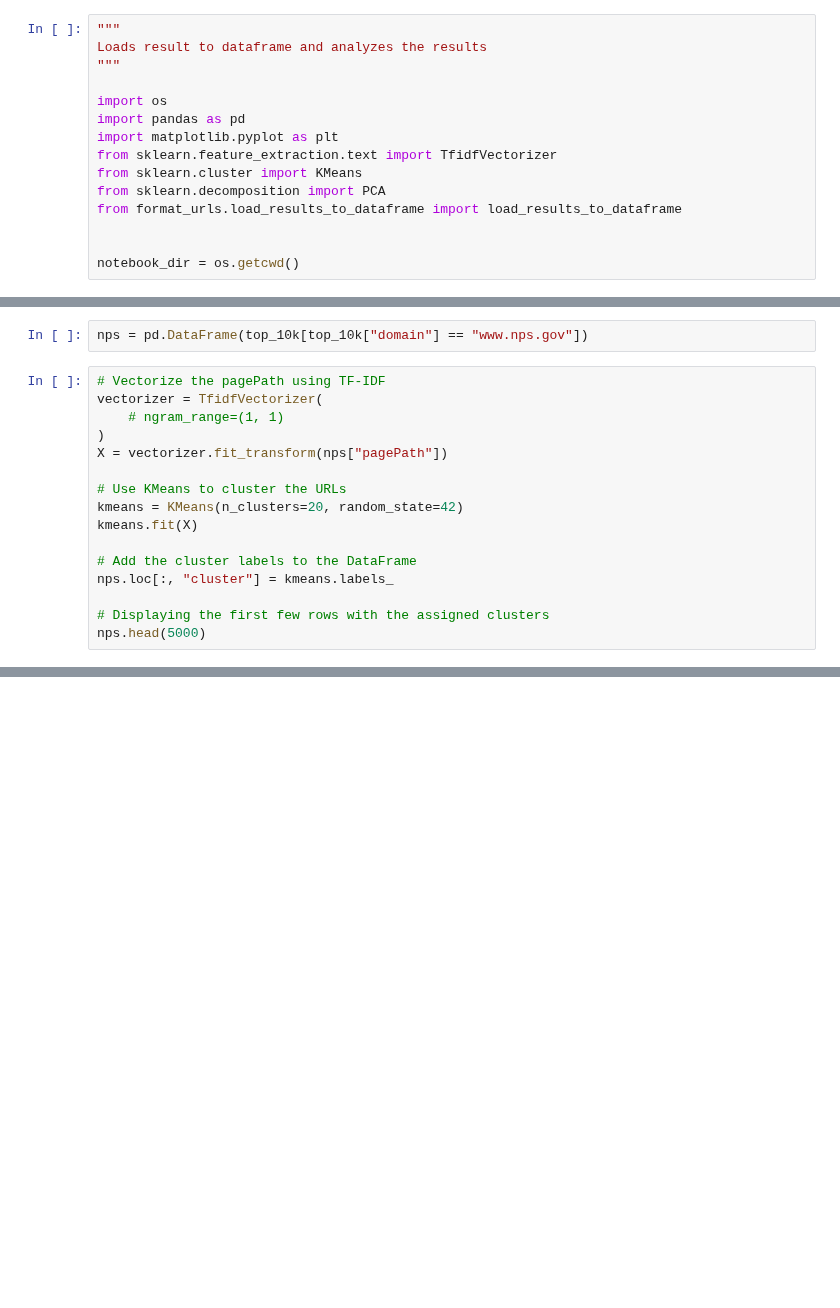
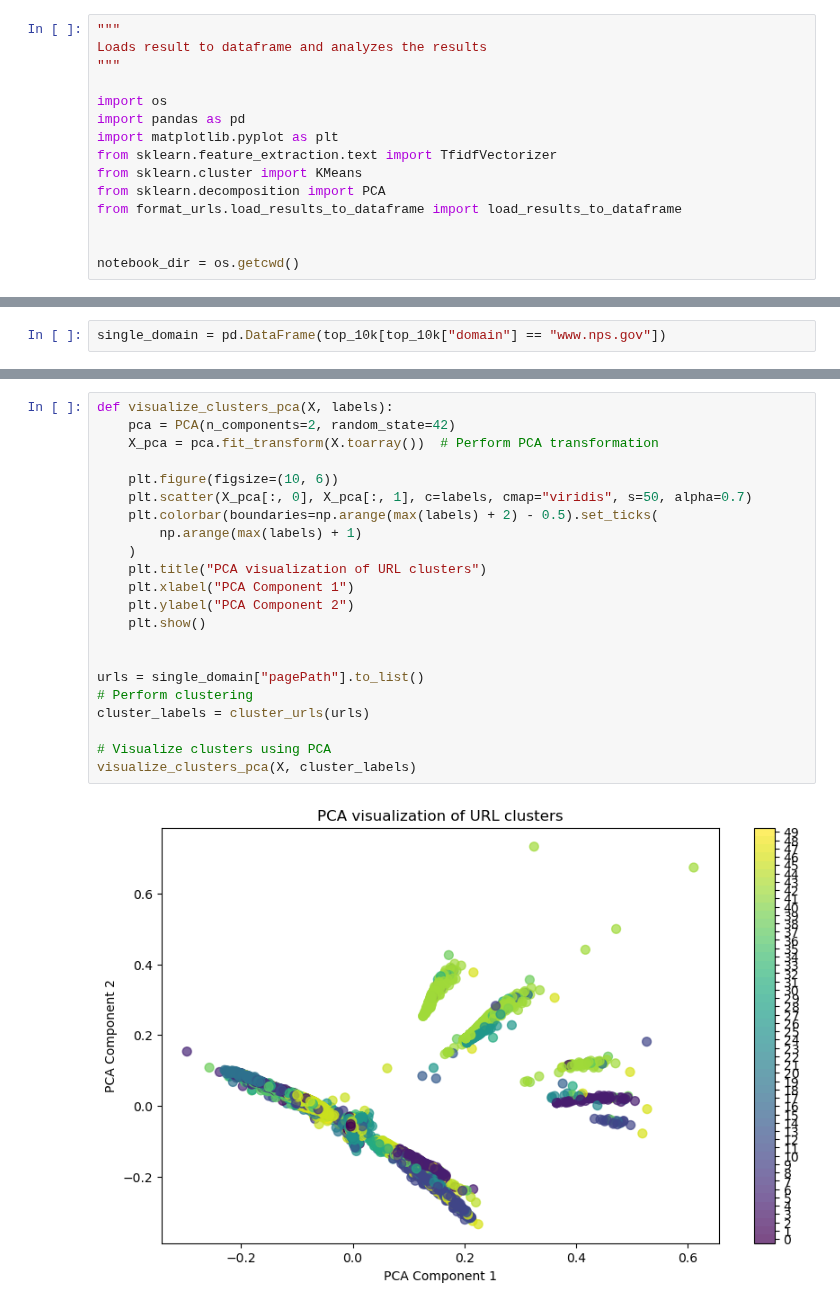
Before and after one commit to GSA-TTS/inclusive-web-performance-cx, a Jupyter notebook: research/single_agency_top_10k.ipynb, the cells around one changed output, grey strips where cells are left out. Saved outputs shown, nothing was run; the diff lists cells and outputs as text; blank space fills up the shorter version.

Commit message:
plot results for single agency and find optimal k value

```diff
--- a/research/single_agency_top_10k.ipynb
+++ b/research/single_agency_top_10k.ipynb
@@ -41,18 +41,2 @@ top_10k.head(5000)
 # %%
-nps = pd.DataFrame(top_10k[top_10k["domain"] == "www.nps.gov"])
+single_domain = pd.DataFrame(top_10k[top_10k["domain"] == "www.nps.gov"])
-# %%
-# Vectorize the pagePath using TF-IDF
-vectorizer = TfidfVectorizer(
-    # ngram_range=(1, 1)
-)
-X = vectorizer.fit_transform(nps["pagePath"])
-
-# Use KMeans to cluster the URLs
-kmeans = KMeans(n_clusters=20, random_state=42)
-kmeans.fit(X)
-
-# Add the cluster labels to the DataFrame
-nps.loc[:, "cluster"] = kmeans.labels_
-
-# Displaying the first few rows with the assigned clusters
-nps.head(5000)
@@ -168,0 +144,24 @@ Cluster 1:
+# %%
+def visualize_clusters_pca(X, labels):
+    pca = PCA(n_components=2, random_state=42)
+    X_pca = pca.fit_transform(X.toarray())  # Perform PCA transformation
+
+    plt.figure(figsize=(10, 6))
+    plt.scatter(X_pca[:, 0], X_pca[:, 1], c=labels, cmap="viridis", s=50, alpha=0.7)
+    plt.colorbar(boundaries=np.arange(max(labels) + 2) - 0.5).set_ticks(
+        np.arange(max(labels) + 1)
+    )
+    plt.title("PCA visualization of URL clusters")
+    plt.xlabel("PCA Component 1")
+    plt.ylabel("PCA Component 2")
+    plt.show()
+
+
+urls = single_domain["pagePath"].to_list()
+# Perform clustering
+cluster_labels = cluster_urls(urls)
+
+# Visualize clusters using PCA
+visualize_clusters_pca(X, cluster_labels)
+# %% [output]
+[figure, added]
```
Also changed, not shown: parts of 5 cells of this notebook, 1 other file.
